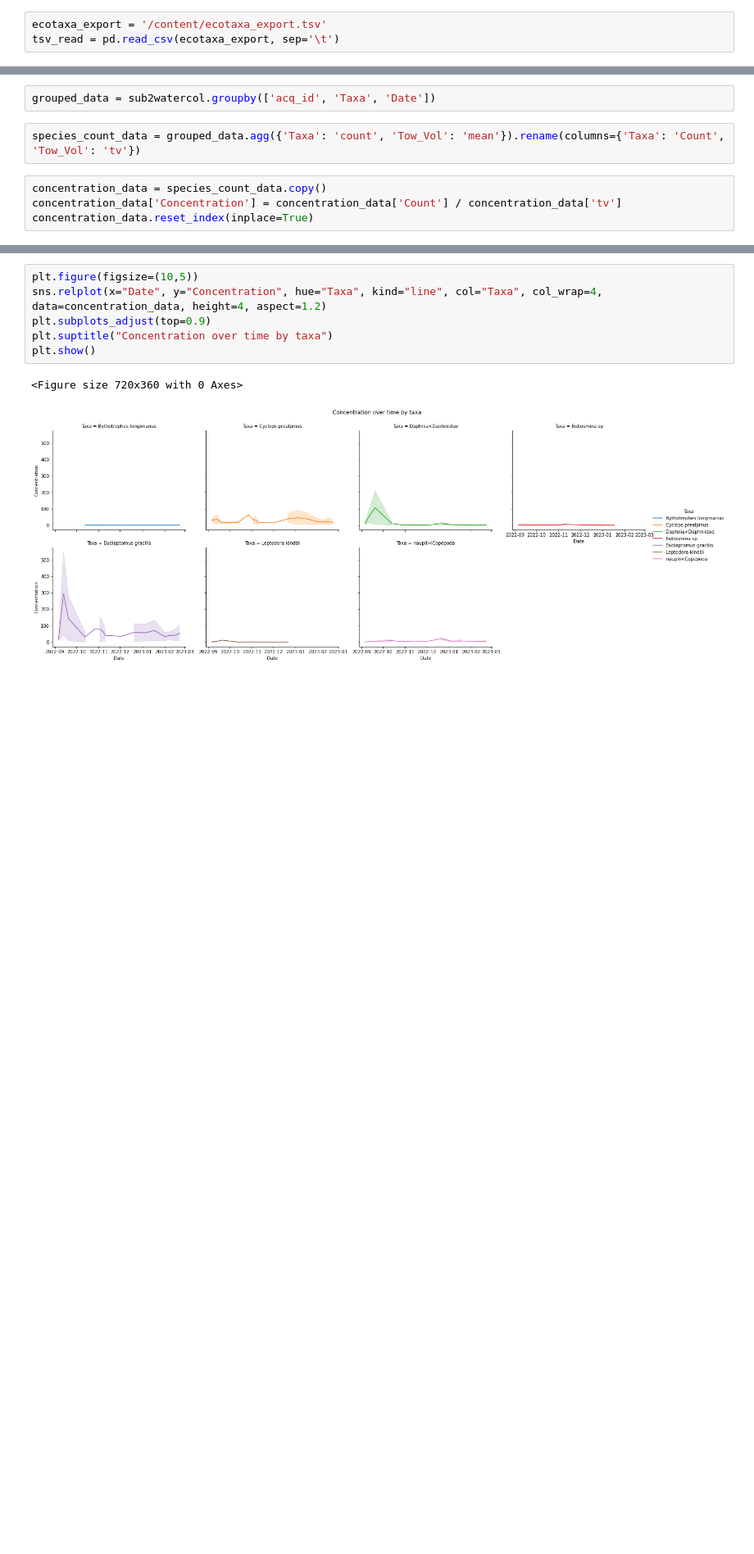
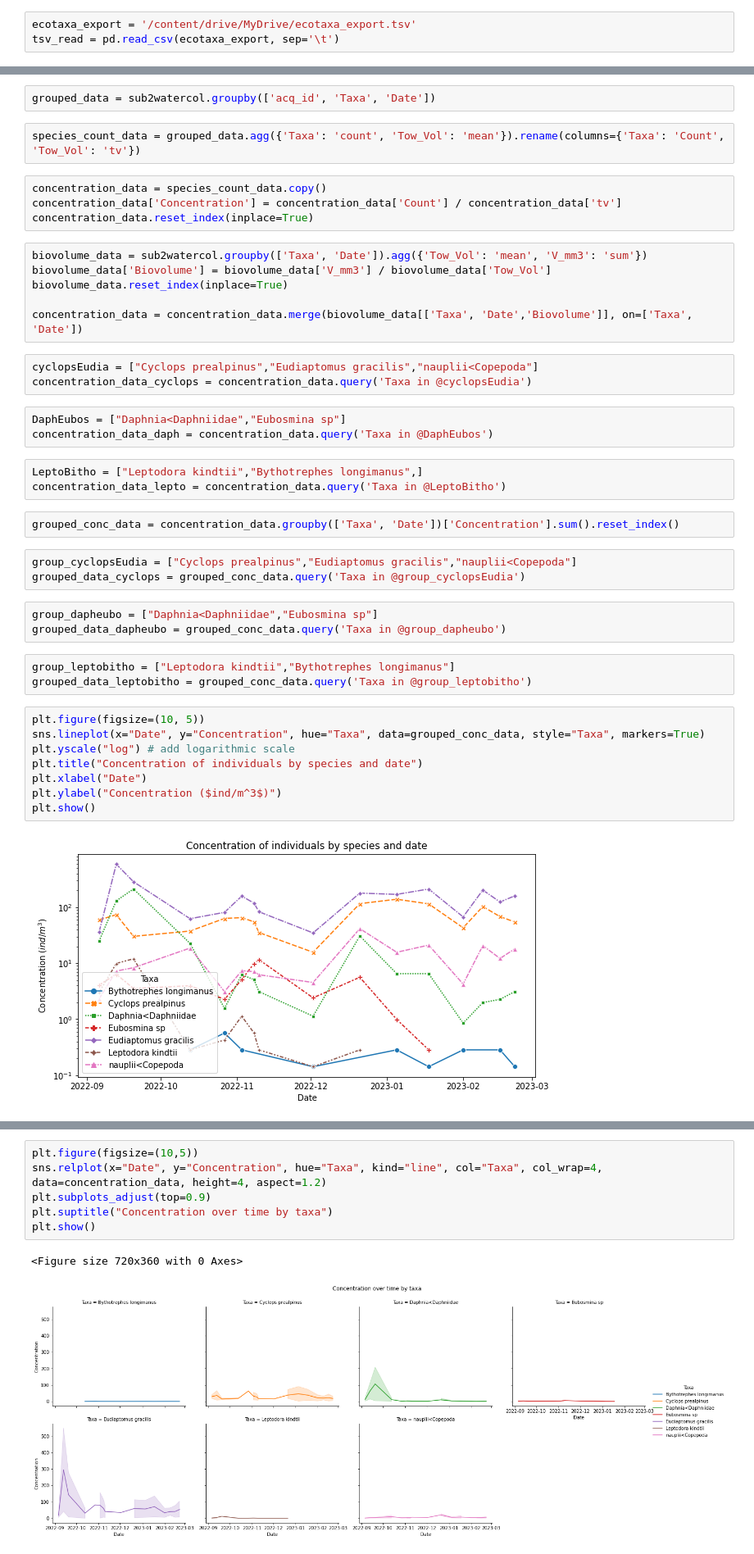
Before and after one commit to JerKeller/MP-Ecotaxa, a Jupyter notebook: ecotaxa_analysis.ipynb, the cells around one changed output, grey strips where cells are left out. Shown: that part at 82% size. Cells and saved outputs as stored; diff of their text form; blank space fills up the shorter version.

```diff
--- a/ecotaxa_analysis.ipynb
+++ b/ecotaxa_analysis.ipynb
@@ -11,3 +19,3 @@ from plotnine import ggplot, aes, geom_point, geom_line, labs, ggtitle, scale_y_
 # %%
-ecotaxa_export = '/content/ecotaxa_export.tsv'
+ecotaxa_export = '/content/drive/MyDrive/ecotaxa_export.tsv'
 tsv_read = pd.read_csv(ecotaxa_export, sep='\t')
@@ -84,3 +72,39 @@ species_count_data = grouped_data.agg({'Taxa': 'count', 'Tow_Vol': 'mean'}).rena
 concentration_data = species_count_data.copy()
 concentration_data['Concentration'] = concentration_data['Count'] / concentration_data['tv']
 concentration_data.reset_index(inplace=True)
+# %%
+biovolume_data = sub2watercol.groupby(['Taxa', 'Date']).agg({'Tow_Vol': 'mean', 'V_mm3': 'sum'})
+biovolume_data['Biovolume'] = biovolume_data['V_mm3'] / biovolume_data['Tow_Vol']
+biovolume_data.reset_index(inplace=True)
+
+concentration_data = concentration_data.merge(biovolume_data[['Taxa', 'Date','Biovolume']], on=['Taxa', 'Date'])
+# %%
+cyclopsEudia = ["Cyclops prealpinus","Eudiaptomus gracilis","nauplii<Copepoda"]
+concentration_data_cyclops = concentration_data.query('Taxa in @cyclopsEudia')
+# %%
+DaphEubos = ["Daphnia<Daphniidae","Eubosmina sp"]
+concentration_data_daph = concentration_data.query('Taxa in @DaphEubos')
+# %%
+LeptoBitho = ["Leptodora kindtii","Bythotrephes longimanus",]
+concentration_data_lepto = concentration_data.query('Taxa in @LeptoBitho')
+# %%
+grouped_conc_data = concentration_data.groupby(['Taxa', 'Date'])['Concentration'].sum().reset_index()
+# %%
+group_cyclopsEudia = ["Cyclops prealpinus","Eudiaptomus gracilis","nauplii<Copepoda"]
+grouped_data_cyclops = grouped_conc_data.query('Taxa in @group_cyclopsEudia')
+# %%
+group_dapheubo = ["Daphnia<Daphniidae","Eubosmina sp"]
+grouped_data_dapheubo = grouped_conc_data.query('Taxa in @group_dapheubo')
+# %%
+group_leptobitho = ["Leptodora kindtii","Bythotrephes longimanus"]
+grouped_data_leptobitho = grouped_conc_data.query('Taxa in @group_leptobitho')
+# %%
+plt.figure(figsize=(10, 5))
+sns.lineplot(x="Date", y="Concentration", hue="Taxa", data=grouped_conc_data, style="Taxa", markers=True)
+plt.yscale("log") # add logarithmic scale
+plt.title("Concentration of individuals by species and date")
+plt.xlabel("Date")
+plt.ylabel("Concentration ($ind/m^3$)")
+plt.show()
+# %% [output]
+[figure, added]
```
Also changed, not shown: parts of 27 cells of this notebook.
